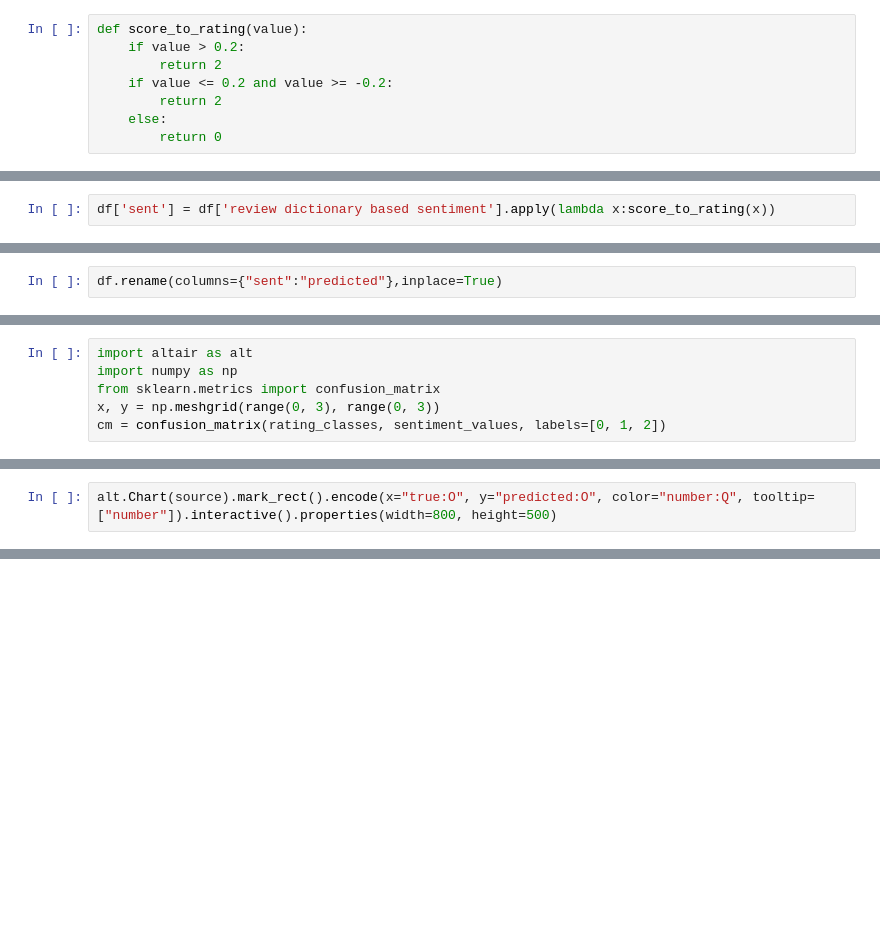
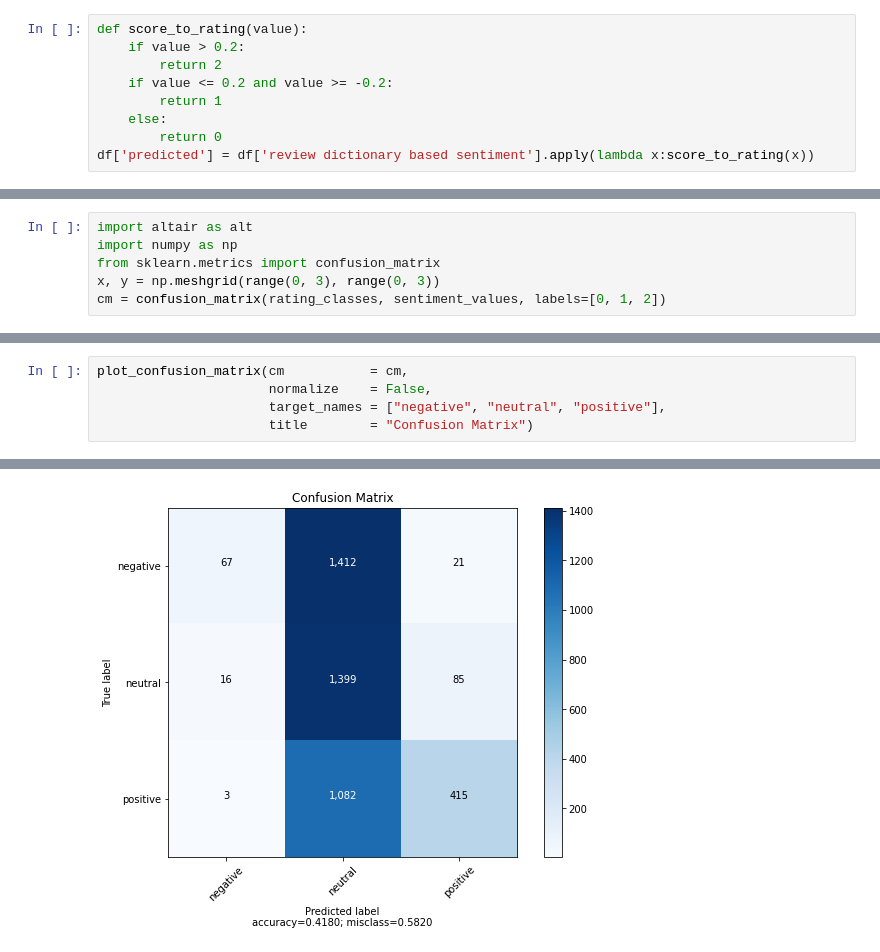
Before and after one commit to GAURAV19999/sentiment_analyser, a Jupyter notebook: 03-opinion_lexicon.ipynb, the cells around one changed output, grey strips where cells are left out. Saved outputs shown, nothing was run; the diff lists cells and outputs as text; blank space fills up the shorter version.

```diff
--- a/03-opinion_lexicon-.ipynb
+++ b/03-opinion_lexicon.ipynb
@@ -102,6 +113,7 @@ def score_to_rating(value):
     if value > 0.2:
         return 2
     if value <= 0.2 and value >= -0.2:
-        return 2
+        return 1
     else:
         return 0
+df['predicted'] = df['review dictionary based sentiment'].apply(lambda x:score_to_rating(x))
@@ -110,2 +119,0 @@ df = pd.read_csv('data/dictionary_based_sentiment.csv')
-# %%
-df['sent'] = df['review dictionary based sentiment'].apply(lambda x:score_to_rating(x))
@@ -121,2 +119,0 @@ df.head()
-# %%
-df.rename(columns={"sent":"predicted"},inplace=True)
@@ -188,3 +243,6 @@ source = pd.DataFrame({"true": x.ravel(), "predicted": y.ravel(), "number": cm.r
 # %%
-alt.Chart(source).mark_rect().encode(x="true:O", y="predicted:O", color="number:Q", tooltip=["number"]).interactive().properties(width=800, height=500)
+plot_confusion_matrix(cm           = cm,
+                      normalize    = False,
+                      target_names = ["negative", "neutral", "positive"],
+                      title        = "Confusion Matrix")
 # %% [output]
@@ -191,0 +249 @@ alt.Chart(source).mark_rect().encode(x="true:O", y="predicted:O", color="number:
+[figure, added]
```
Also changed, not shown: parts of 31 cells of this notebook, 1 other file.
